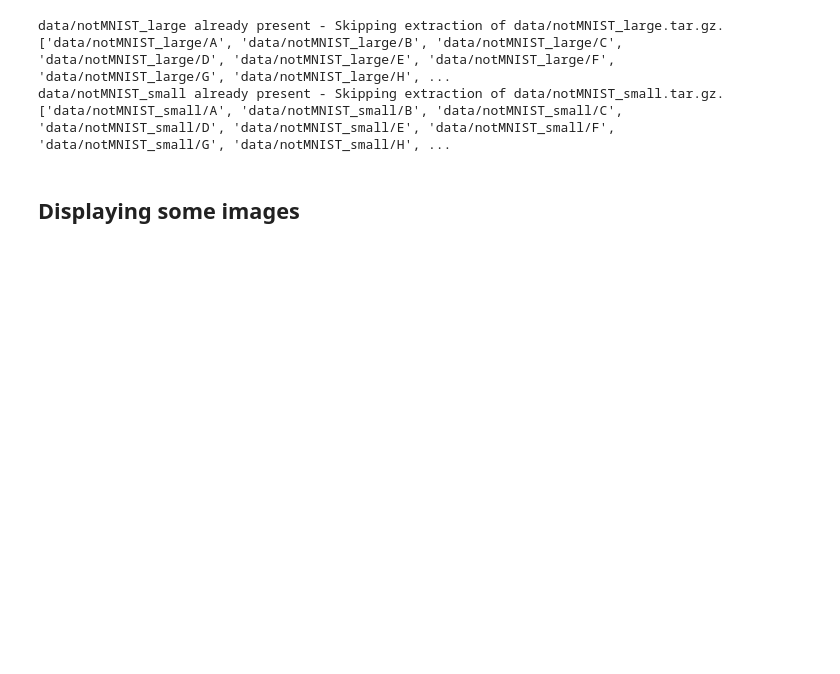
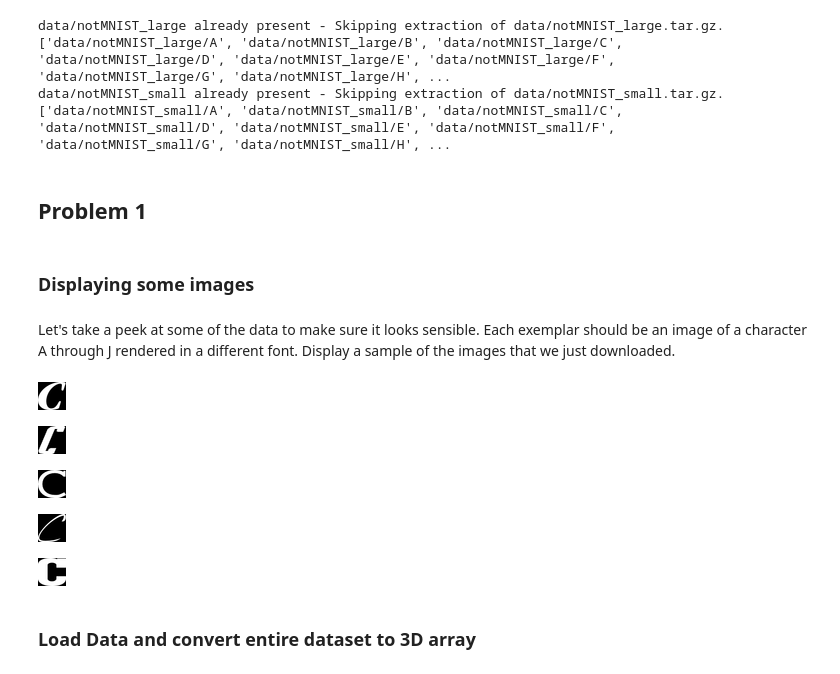
Before and after one commit to Codutie/google-deeplearning-course, a Jupyter notebook: deep_learning_1.ipynb, the cells around one changed output. Cells and saved outputs as stored; diff of their text form; code cells hidden in the pictures; blank space fills up the shorter version.

```diff
--- a/deep_learning_1.ipynb
+++ b/deep_learning_1.ipynb
@@ -20,4 +22,8 @@ from six.moves import cPickle as pickle
 # %%
+url = 'http://commondatastorage.googleapis.com/books1000/'
+last_percent_reported = None
+data_root = 'data/' # Change me to store data elsewhere
+
 def maybe_download(filename, expected_bytes, force=False):
   """Download a file if not present, and make sure it's the right size."""
   dest_filename = os.path.join(data_root, filename)
@@ -72,5 +78,29 @@ data/notMNIST_large already present - Skipping extraction of data/notMNIST_large
 ['data/notMNIST_large/A', 'data/notMNIST_large/B', 'data/notMNIST_large/C', 'data/notMNIST_large/D', 'data/notMNIST_large/E', 'data/notMNIST_large/F', 'data/notMNIST_large/G', 'data/notMNIST_large/H', ...
 data/notMNIST_small already present - Skipping extraction of data/notMNIST_small.tar.gz.
 ['data/notMNIST_small/A', 'data/notMNIST_small/B', 'data/notMNIST_small/C', 'data/notMNIST_small/D', 'data/notMNIST_small/E', 'data/notMNIST_small/F', 'data/notMNIST_small/G', 'data/notMNIST_small/H', ...
+# %% [markdown]
+## Problem 1
 # %% [markdown]
-## Displaying some images
+### Displaying some images
+# %% [markdown]
+Let's take a peek at some of the data to make sure it looks sensible. Each exemplar should be an image of a character A through J rendered in a different font. Display a sample of the images that we just downloaded.
+# %%
+image_list = []
+
+# collecting all image_files in train_folders and append to image_list
+for folder in random.sample(train_folders, 1):
+    for file in os.listdir(train_folders[0]):
+        image_list.append(path.join(folder, file))
+# %%
+# display randomly images
+images_to_display = 5
+for imageName in random.sample(image_list, images_to_display):
+    display(Image(filename=imageName))
+# %% [output]
+[figure, added]
+[figure, added]
+[figure, added]
+[figure, added]
+[figure, added]
+# %% [markdown]
+### Load Data and convert entire dataset to 3D array
```
Also changed, not shown: parts of 10 cells of this notebook.
